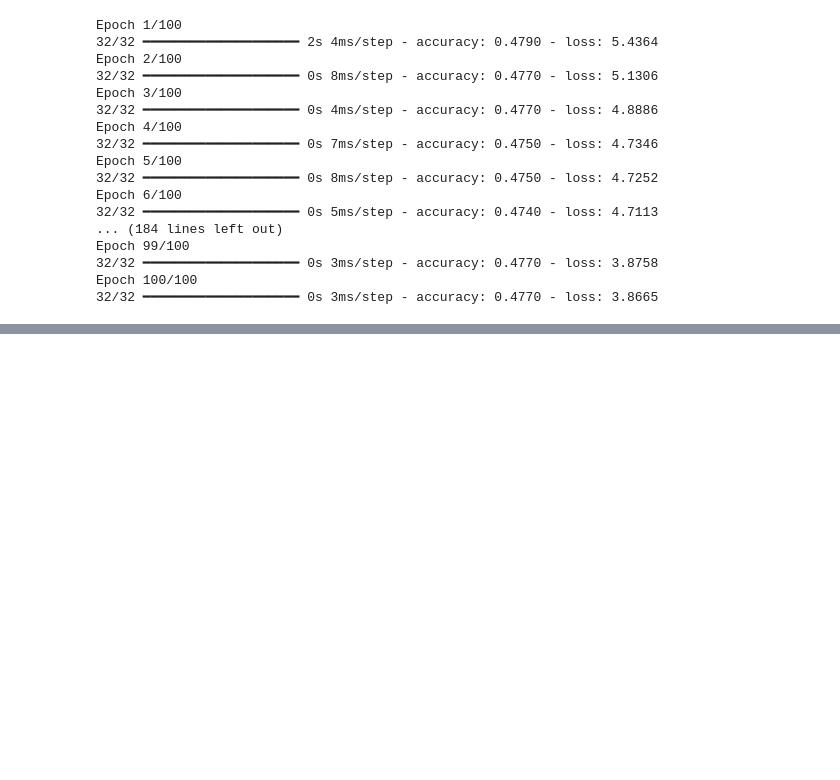
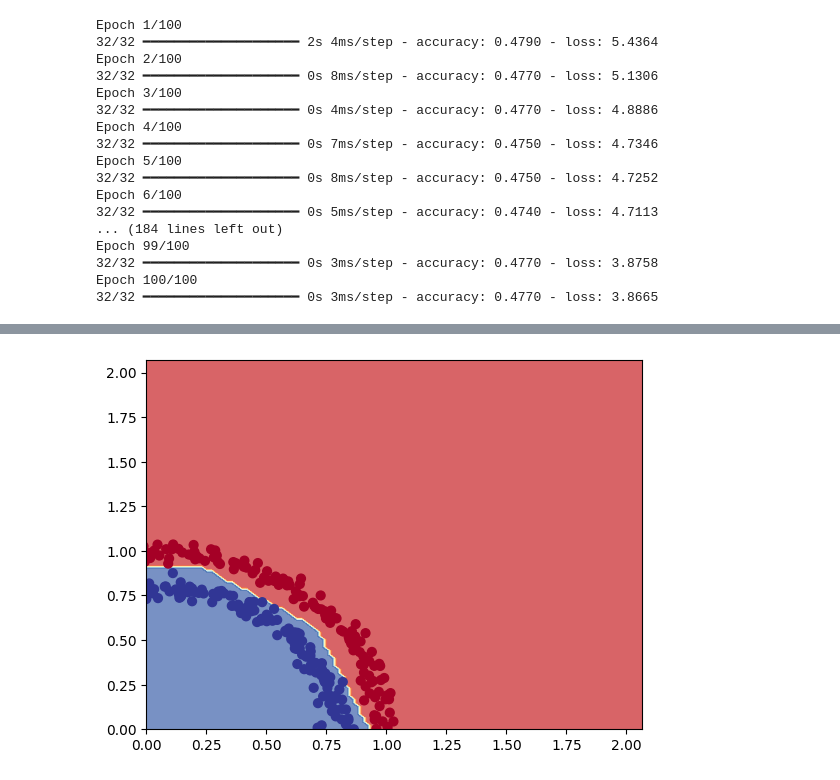
Before and after one commit to Glockrover/LearnTensorFlow, a Jupyter notebook: Neural_Network_Classification.ipynb, the cells around one changed output, grey strips where cells are left out. Cells and saved outputs as stored; diff of their text form; code cells hidden in the pictures; blank space fills up the shorter version.

Commit message:
the combination of linear and non-linear functions is one of the key fundamentals of neural networks.

```diff
--- a/Neural_Network_Classification.ipynb
+++ b/Neural_Network_Classification.ipynb
@@ -389,3 +389,23 @@ Epoch 99/100
 32/32 ━━━━━━━━━━━━━━━━━━━━ 0s 3ms/step - accuracy: 0.4770 - loss: 3.8758
 Epoch 100/100
 32/32 ━━━━━━━━━━━━━━━━━━━━ 0s 3ms/step - accuracy: 0.4770 - loss: 3.8665
+# %%
+# Time to replicate the multi-layer neural network from TensorFlow Playground
+
+# Set the random seed
+tf.random.set_seed(42)
+
+# 1. Create the model
+model6 = tf.keras.Sequential([
+    tf.keras.layers.Dense(4, activation='relu'),
+    tf.keras.layers.Dense(4, activation='relu'),
+    tf.keras.layers.Dense(1, activation='sigmoid') # Changed to 1 unit with sigmoid for binary classification
+])
+
+# 2. Compile the model
+model6.compile(loss=tf.keras.losses.BinaryCrossentropy(),
+               optimizer=tf.keras.optimizers.Adam(learning_rate=0.001),
+               metrics=['accuracy'])
+
+# 3. Fit the model
+history = model6.fit(X, y, epochs=200, verbose=0)
@@ -391,0 +418,4 @@ Epoch 100/100
+# %%
+# How does our model prediction look
+plot_decision_boundary(model6, X, y)
+# %% [output]
@@ -391,0 +424 @@ Epoch 100/100
+[figure, added]
```
Also changed, not shown: parts of 5 cells of this notebook.
